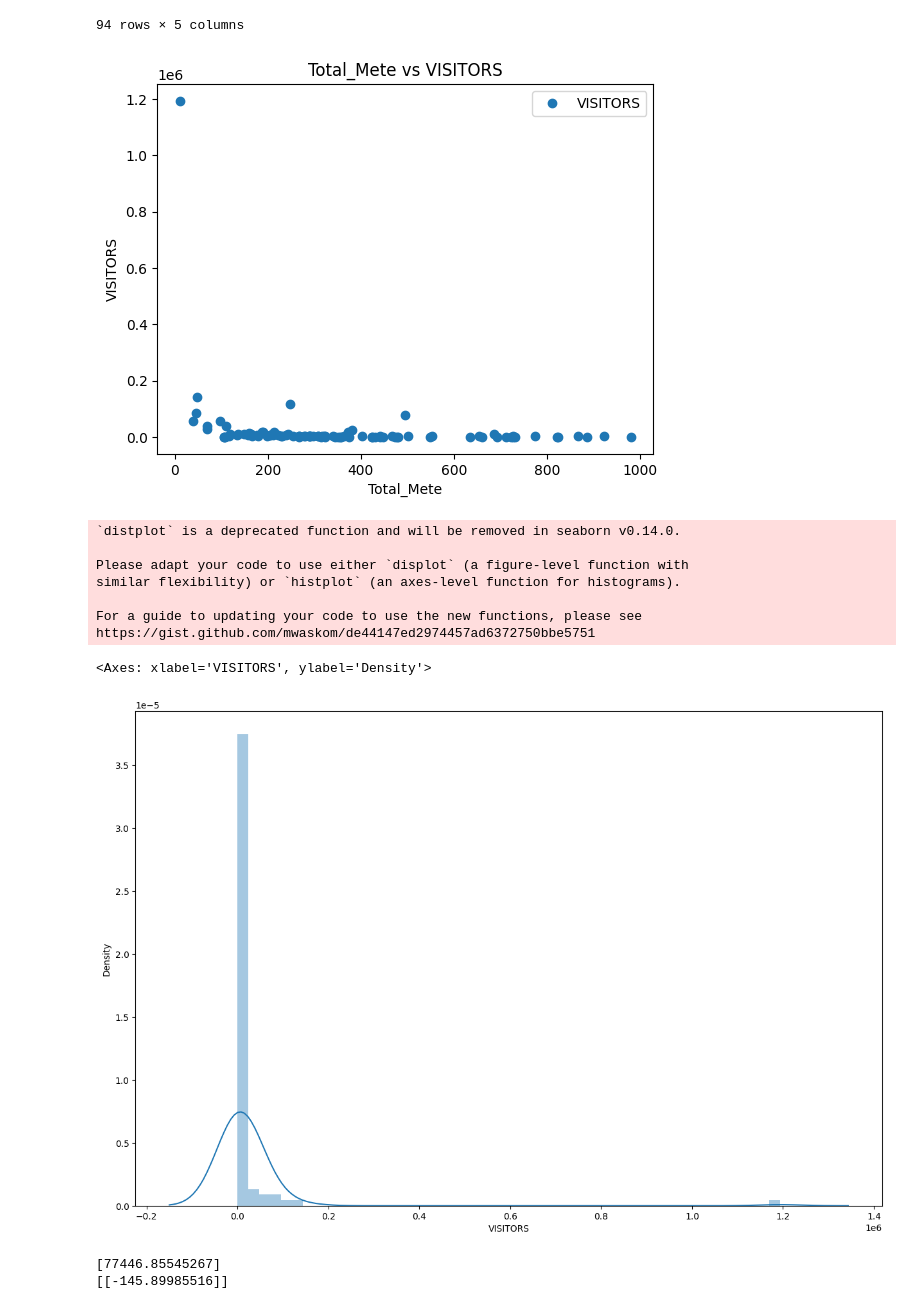
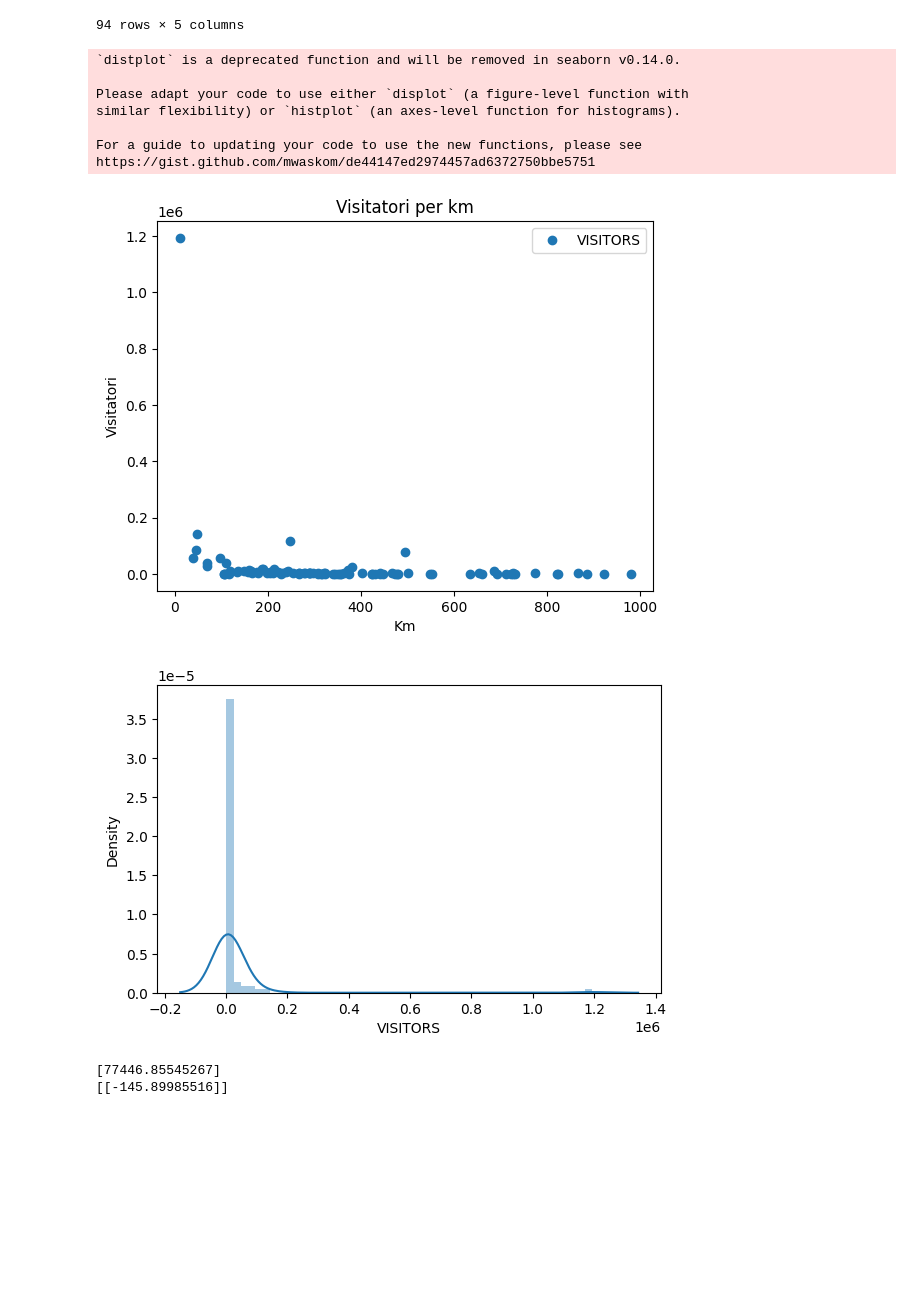
Before and after one commit to TommasoPaolino/Project_Work, a Jupyter notebook: Project_Work.ipynb, the cells around one changed output. Cells and saved outputs as stored; diff of their text form; code cells hidden in the pictures; blank space fills up the shorter version.

```diff
--- a/Project_Work.ipynb
+++ b/Project_Work.ipynb
@@ -624,29 +625,26 @@ merged_final_result.Total_Mete = merged_final_result.Total_Mete/1000
 # %%
 merged_final_result.shape
 merged_final_result.describe()
 
 merged_final_result.plot(x='Total_Mete', y='VISITORS', style='o')
-plt.title('Total_Mete vs VISITORS')
-plt.xlabel('Total_Mete')
-plt.ylabel('VISITORS')
-plt.show()
+plt.title('Visitatori per km')
+plt.xlabel('Km')
+plt.ylabel('Visitatori')
 
-
-
-plt.figure(figsize=(15,10))
+plt.figure(figsize=(6.5,4))
 plt.tight_layout()
 seabornInstance.distplot(merged_final_result['VISITORS'])
+plt.show()
 # %% [output]
+`distplot` is a deprecated function and will be removed in seaborn v0.14.0.
+
+Please adapt your code to use either `displot` (a figure-level function with
+similar flexibility) or `histplot` (an axes-level function for histograms).
+
+For a guide to updating your code to use the new functions, please see
+https://gist.github.com/mwaskom/de44147ed2974457ad6372750bbe5751
-[figure, old version]
+[figure, new version]
-`distplot` is a deprecated function and will be removed in seaborn v0.14.0.
-
-Please adapt your code to use either `displot` (a figure-level function with
-similar flexibility) or `histplot` (an axes-level function for histograms).
-
-For a guide to updating your code to use the new functions, please see
-https://gist.github.com/mwaskom/de44147ed2974457ad6372750bbe5751
-<Axes: xlabel='VISITORS', ylabel='Density'>
-[figure, old version]
+[figure, new version]
 # %%
 X = merged_final_result['Total_Mete'].values.reshape(-1,1)
 y = merged_final_result['VISITORS'].values.reshape(-1,1)
```
Also changed, not shown: parts of 74 cells of this notebook.
